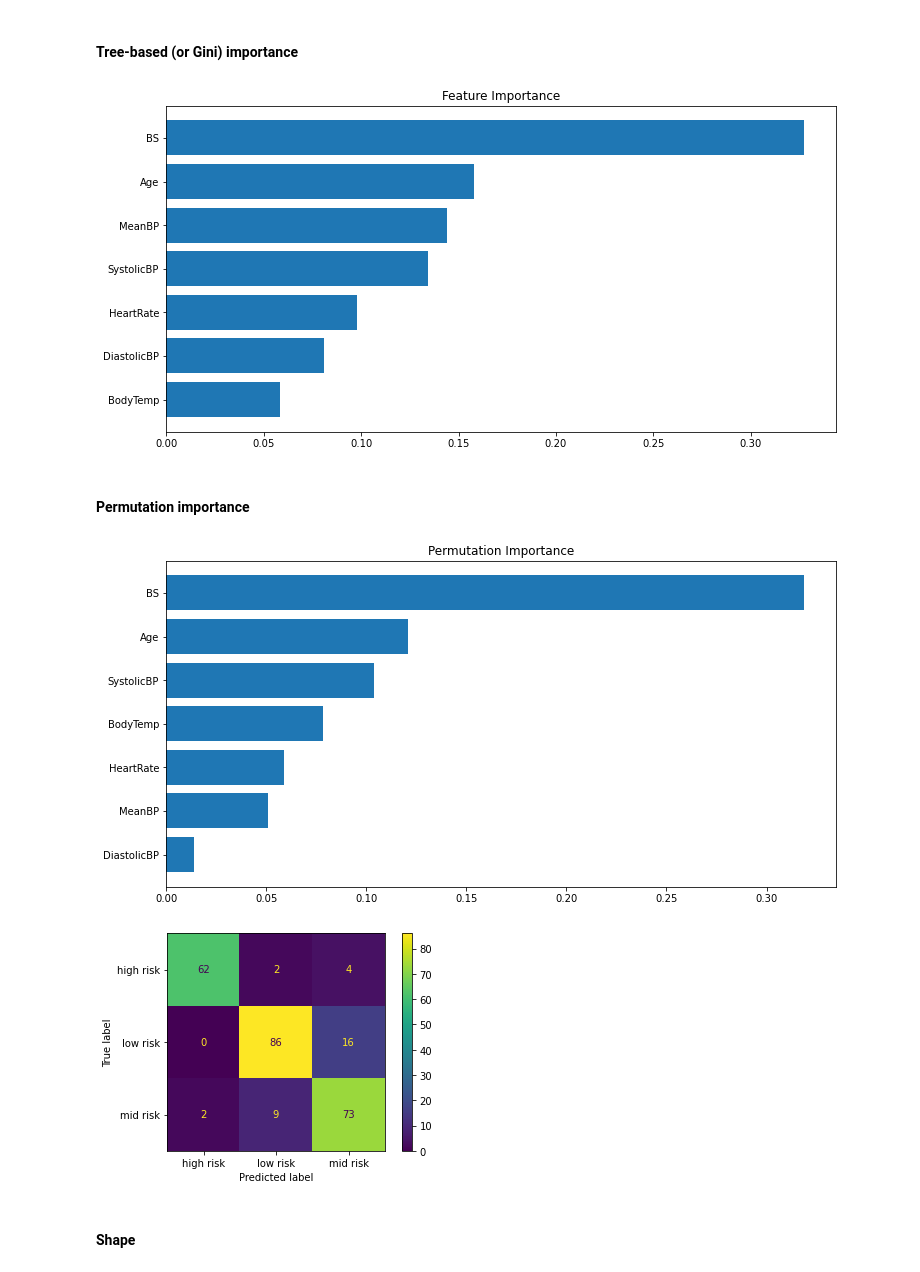
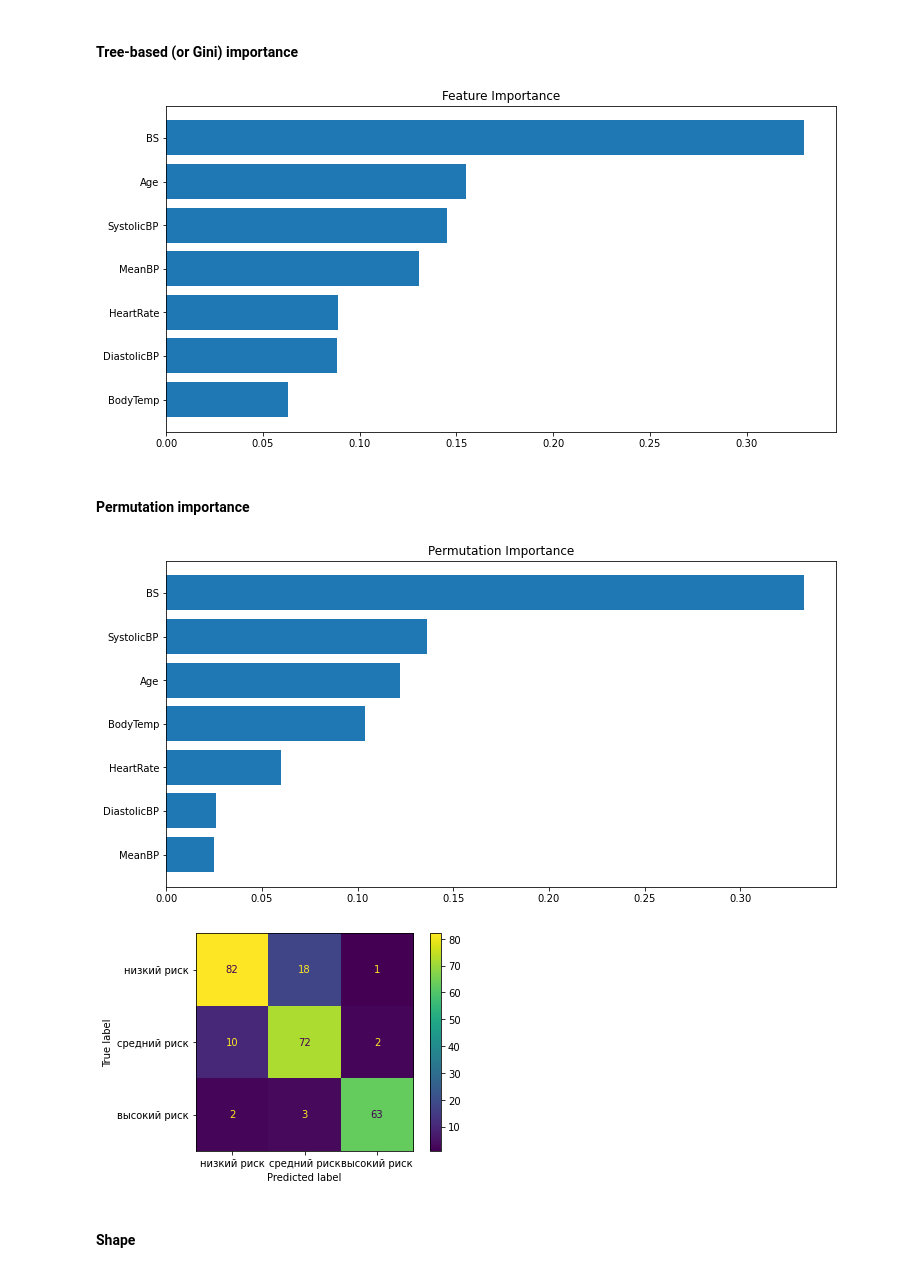
Before and after one commit to Evseha/doct24_neural-network, a Jupyter notebook: PatientsExcelData/Anna/maternal_health_risk.ipynb, the cells around one changed output. Drawn from its saved outputs; the diff is of its cells as text; code cells hidden in the pictures.

```diff
--- a/PatientsExcelData/Anna/maternal_health_risk.ipynb
+++ b/PatientsExcelData/Anna/maternal_health_risk.ipynb
@@ -48,0 +63,9 @@ df.describe(include='all').T
+# %%
+def chauvenet(array):
+    mean = array.mean()           # Mean of incoming array
+    stdv = array.std()            # Standard deviation
+    N = len(array)                # Lenght of incoming array
+    criterion = 1.0/(2*N)         # Chauvenet's criterion
+    d = abs(array-mean)/stdv      # Distance of a value to mean in stdv's
+    prob = erfc(d)                # Area normal dist.
+    return prob < criterion       # Use boolean array outside this function
@@ -49,3 +81,5 @@ df.describe(include='all').T
+# %%
+df = df.loc[~df.index.isin(df[chauvenet(df["Age"].values)].index)].copy()
 # %%
 df['BodyTemp'] = (df['BodyTemp'] - 32) * 5/9
 # %%
@@ -92,2 +127,10 @@ target_enc = le.fit_transform(target)
 # %%
-le.inverse_transform([0, 1, 2])
+def target_encoder(series):
+    if series == 'high risk':
+        return 2
+    elif series == 'mid risk':
+        return 1
+    else:
+        return 0
+
+target_enc = target.apply(target_encoder)
@@ -96,3 +137,3 @@ array(['high risk', 'low risk', 'mid risk'], dtype=object)
 # %%
 features_train, features_test, target_train, target_test = train_test_split(
-        features, target, test_size=0.25, stratify=target, random_state=42)
+        features, target_enc, test_size=0.25, stratify=target, random_state=42)
@@ -167,7 +190,7 @@ plt.barh(range(len(sorted_idx)), feature_importance[sorted_idx], align='center')
 plt.yticks(range(len(sorted_idx)), np.array(features_train.columns)[sorted_idx])
 plt.title('Feature Importance');
 # %% [output]
-[figure, old version]
+[figure, new version]
 # %% [markdown]
 #### Permutation importance
 # %%
@@ -178,12 +201,12 @@ plt.barh(range(len(sorted_idx)), perm_importance.importances_mean[sorted_idx], a
 plt.yticks(range(len(sorted_idx)), np.array(features_train.columns)[sorted_idx])
 plt.title('Permutation Importance');
 # %% [output]
-[figure, old version]
+[figure, new version]
 # %%
 ConfusionMatrixDisplay(confusion_matrix(target_test, model.predict(features_test)),
-                       display_labels=le.inverse_transform([0, 1, 2])).plot();
+                       display_labels=['низкий риск', 'средний риск', 'высокий риск']).plot();
 # %% [output]
-[figure, old version]
+[figure, new version]
 # %% [markdown]
 #### Shape
 # %%
```
Also changed, not shown: parts of 24 cells of this notebook, 1 other file.
